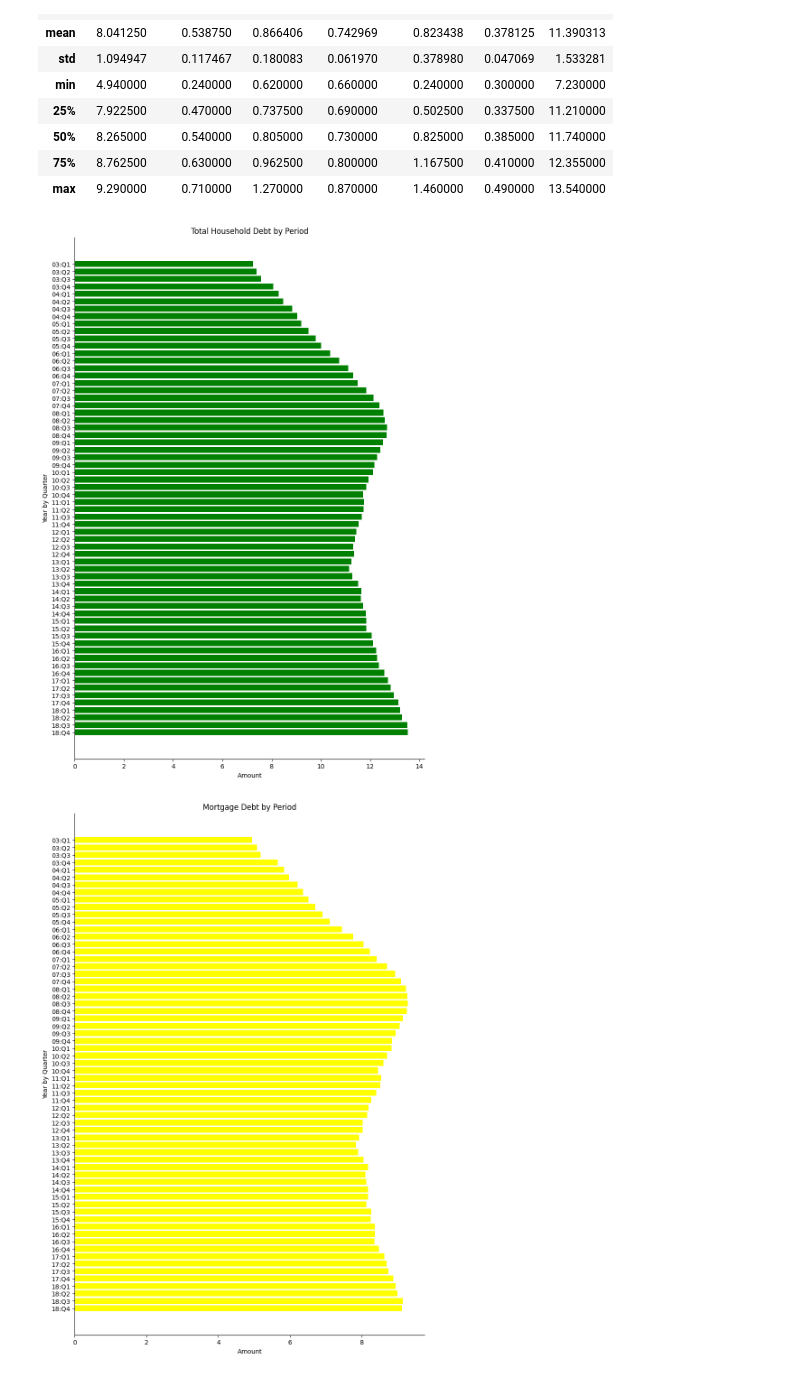
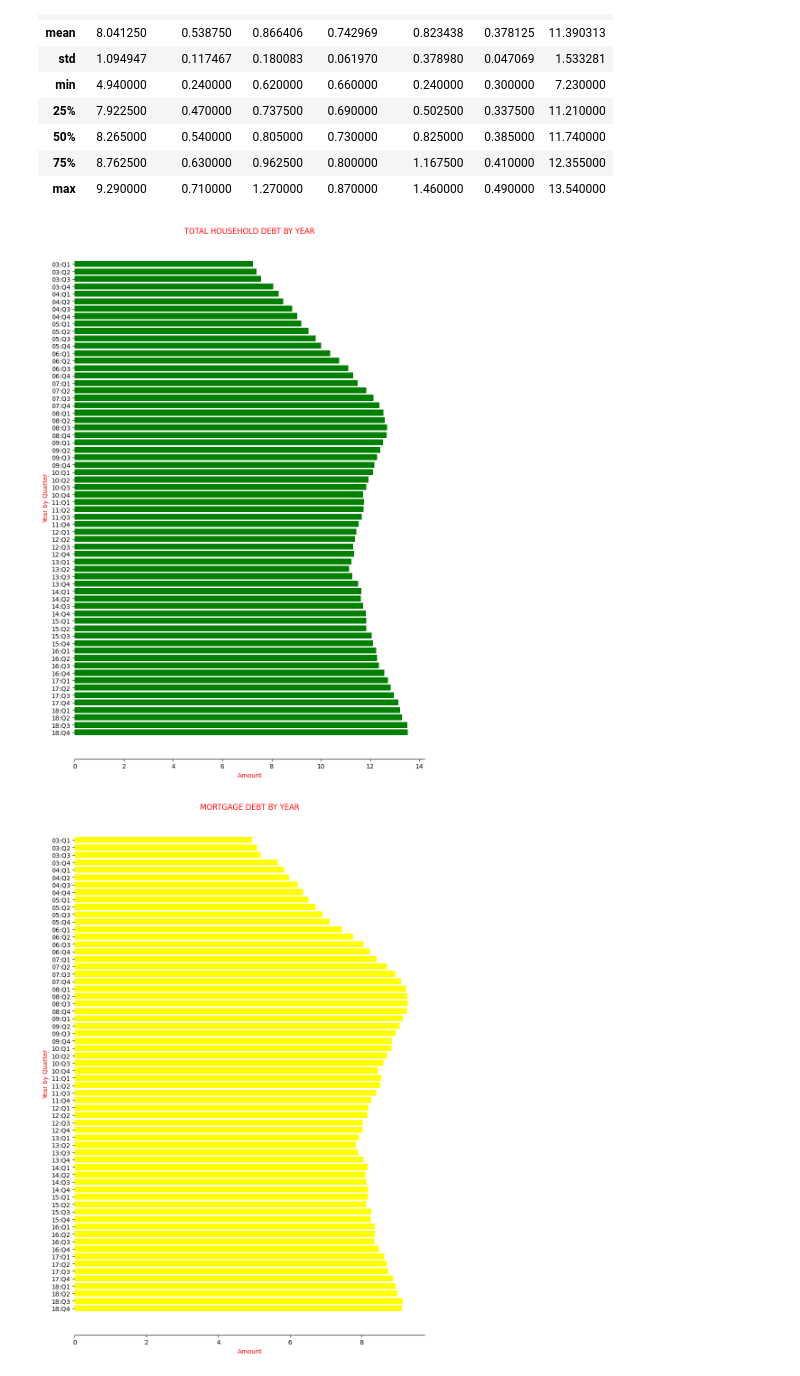
Before and after one commit to adinsa1/Data110, a Jupyter notebook: ProjectOne.ipynb, the cells around one changed output. Saved outputs shown, nothing was run; the diff lists cells and outputs as text; code cells hidden in the pictures.

```diff
--- a/ProjectOne.ipynb
+++ b/ProjectOne.ipynb
@@ -66,29 +66,31 @@ df.describe()
 plt.figure(figsize=(10, 15))
 sorted_df = df.sort_values(by='Period',ascending=False)
 plt.barh(sorted_df['Period'],sorted_df['Total'], color = 'green')
-plt.title('Total Household Debt by Period')
-plt.xlabel('Amount')
-plt.ylabel('Year by Quarter')
+plt.title('TOTAL HOUSEHOLD DEBT BY YEAR', color = 'red')
+plt.xlabel('Amount', color = 'red')
+plt.ylabel('Year by Quarter', color = 'red')
 ax=plt.gca()
 ax.spines['top'].set_visible(False)
 ax.spines['right'].set_visible(False)
+ax.spines['left'].set_visible(False)
 plt.show()
 # %% [output]
-[figure, old version]
+[figure, new version]
 # %%
 # Plot Bar Graph of  Mortgage Debt by Period
 plt.figure(figsize=(10, 15))
 sorted_df = df.sort_values(by='Period',ascending=False)
 plt.barh(sorted_df['Period'],sorted_df['Mortgage'], color = 'yellow')
-plt.title('Mortgage Debt by Period')
-plt.xlabel('Amount')
-plt.ylabel('Year by Quarter')
+plt.title('MORTGAGE DEBT BY YEAR', color = 'red')
+plt.xlabel('Amount', color = 'red')
+plt.ylabel('Year by Quarter', color = 'red')
 ax=plt.gca()
 ax.spines['top'].set_visible(False)
 ax.spines['right'].set_visible(False)
+ax.spines['left'].set_visible(False)
 plt.show()
 # %% [output]
-[figure, old version]
+[figure, new version]
 # %%
 
 # Plot Bar Graph of HE Revolving by Period
```
Also changed, not shown: parts of 6 cells of this notebook.
